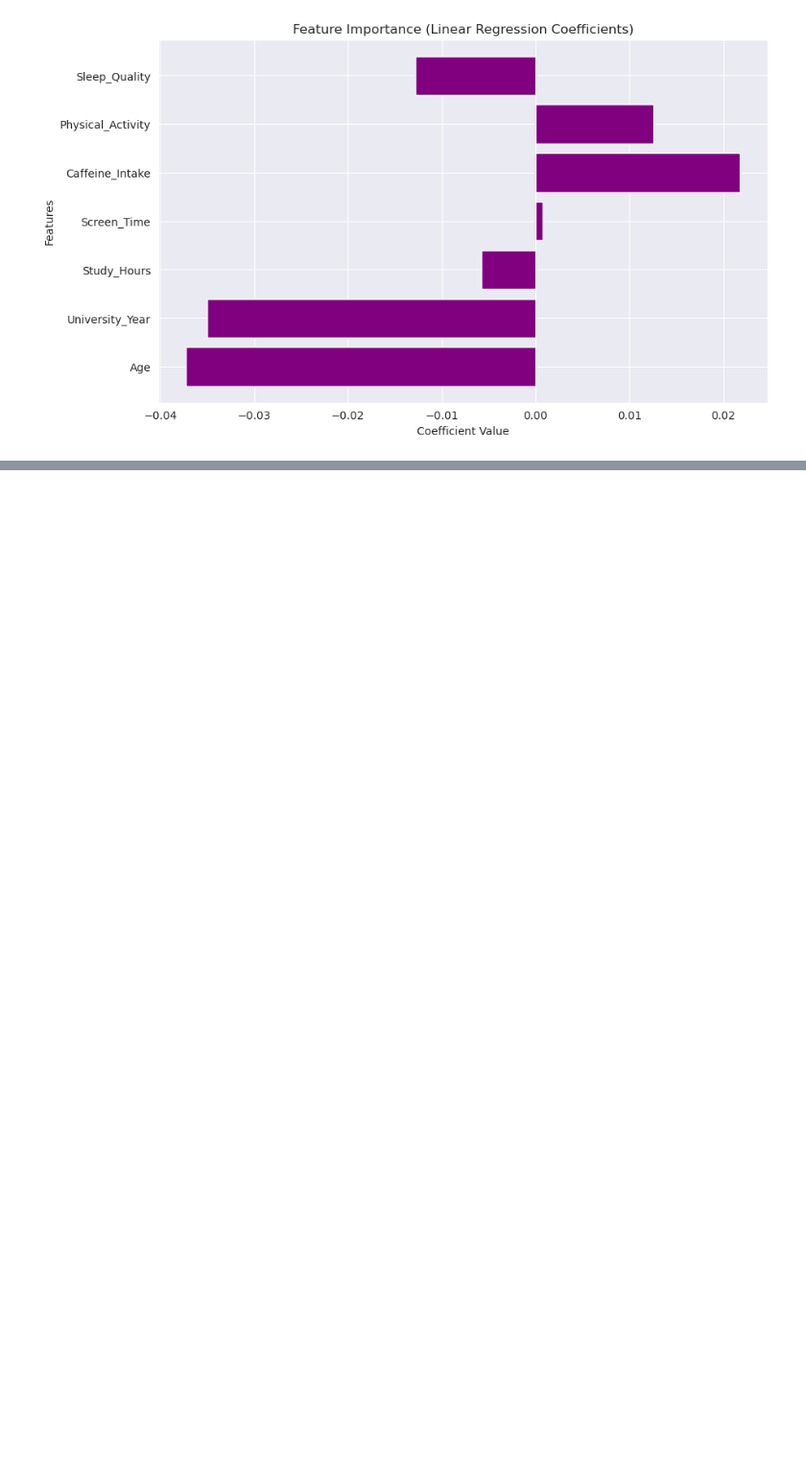
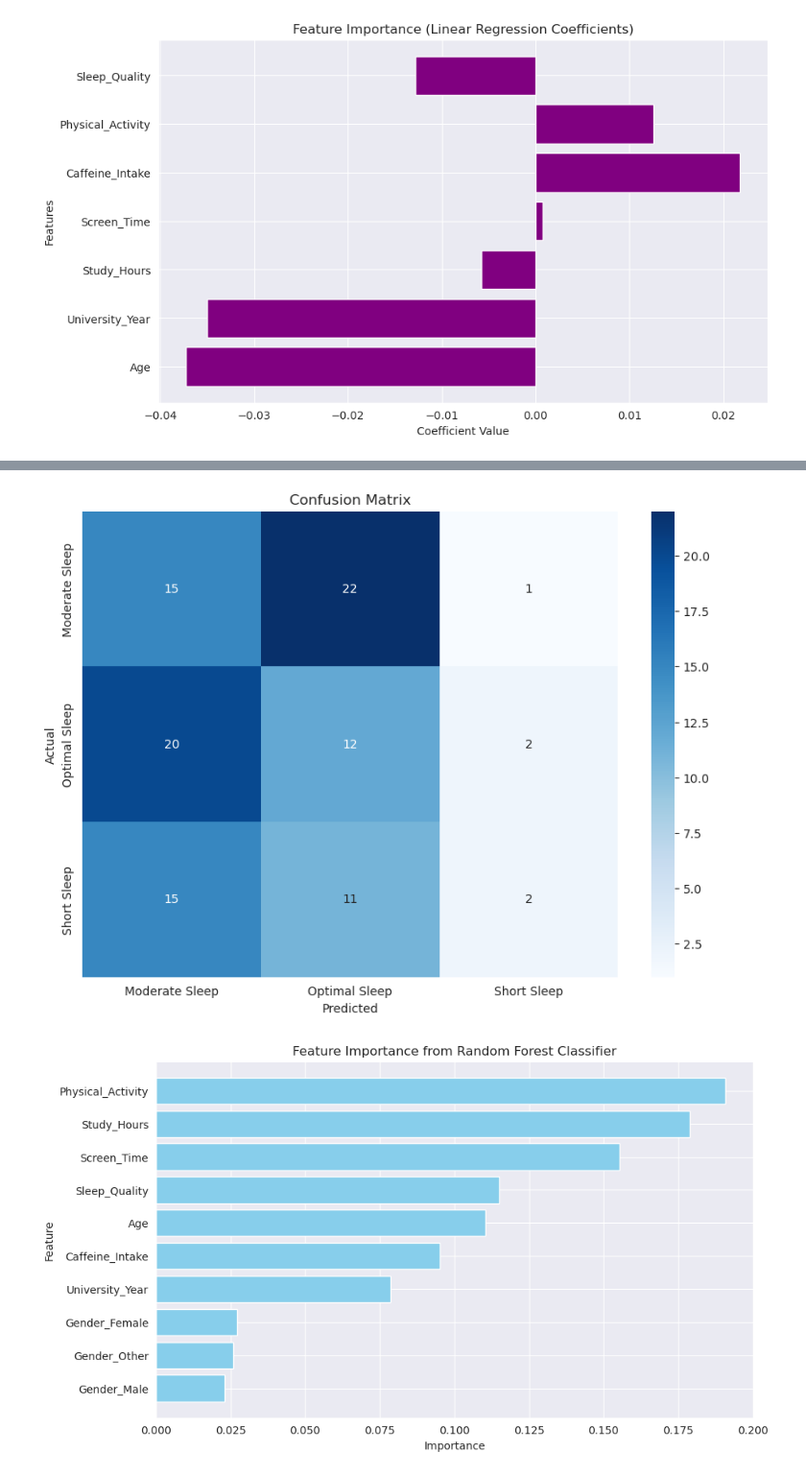
Before and after one commit to Niklas-Wag/Sleep_DSAI, a Jupyter notebook: Projektbericht.ipynb, the cells around one changed output, grey strips where cells are left out. Shown: that part at 96% size. Drawn from its saved outputs; the diff is of its cells as text; code cells hidden in the pictures; blank space fills up the shorter version.

```diff
--- a/Projektbericht.ipynb
+++ b/Projektbericht.ipynb
@@ -105,3 +122,18 @@ sleep_dataset.head()
 | 2 | 22 | 4 | 5.1 | 6.7 | 3.9 | 5 | ... |
 | 3 | 24 | 4 | 6.3 | 8.6 | 2.8 | 4 | ... |
 | 4 | 20 | 4 | 4.7 | 2.7 | 2.7 | 0 | ... |
+# %%
+sleep_dataset_categorized = sleep_dataset.copy()
+
+def categorize_sleep(duration):
+    if duration < 5:
+        return 'Short Sleep'
+    elif 5 <= duration <= 7:
+        return 'Moderate Sleep'
+    else:
+        return 'Optimal Sleep'
+
+# Apply function to create new column
+sleep_dataset_categorized['Sleep_Category'] = sleep_dataset_categorized['Sleep_Duration'].apply(categorize_sleep)
+
+sleep_dataset_categorized.head()
@@ -157,0 +269,47 @@ R^2 Score: -0.04505657226145998
+# %%
+# Prepare the data
+X = sleep_dataset_categorized.drop(columns=['Sleep_Category', 'Sleep_Duration', 'Weekday_Sleep_End', 'Weekday_Sleep_Start', 'Weekend_Sleep_End', 'Weekend_Sleep_Start'])
+y = sleep_dataset_categorized['Sleep_Category']
+
+# Split the data into training and testing sets
+X_train, X_test, y_train, y_test = train_test_split(X, y, test_size=0.2, random_state=42)
+
+# Train the Random Forest Classifier
+rf_classifier = RandomForestClassifier(random_state=42)
+rf_classifier.fit(X_train, y_train)
+
+# Make predictions
+y_pred = rf_classifier.predict(X_test)
+
+# Assuming y_test and y_pred are already defined
+cm = confusion_matrix(y_test, y_pred)
+
+plt.figure(figsize=(10, 7))
+sns.heatmap(cm, annot=True, fmt='d', cmap='Blues', xticklabels=rf_classifier.classes_, yticklabels=rf_classifier.classes_)
+plt.xlabel('Predicted')
+plt.ylabel('Actual')
+plt.title('Confusion Matrix')
+plt.show()
+
+
+# Get feature importances
+feature_importances = rf_classifier.feature_importances_
+
+# Create a DataFrame for better visualization
+features = X.columns
+importance_df = pd.DataFrame({'Feature': features, 'Importance': feature_importances})
+
+# Sort the DataFrame by importance
+importance_df = importance_df.sort_values(by='Importance', ascending=False)
+
+# Plot the feature importances
+plt.figure(figsize=(10, 6))
+plt.barh(importance_df['Feature'], importance_df['Importance'], color='skyblue')
+plt.xlabel('Importance')
+plt.ylabel('Feature')
+plt.title('Feature Importance from Random Forest Classifier')
+plt.gca().invert_yaxis()
+plt.show()
+# %% [output]
+[figure, added]
+[figure, added]
```
Also changed, not shown: parts of 6 cells of this notebook.
